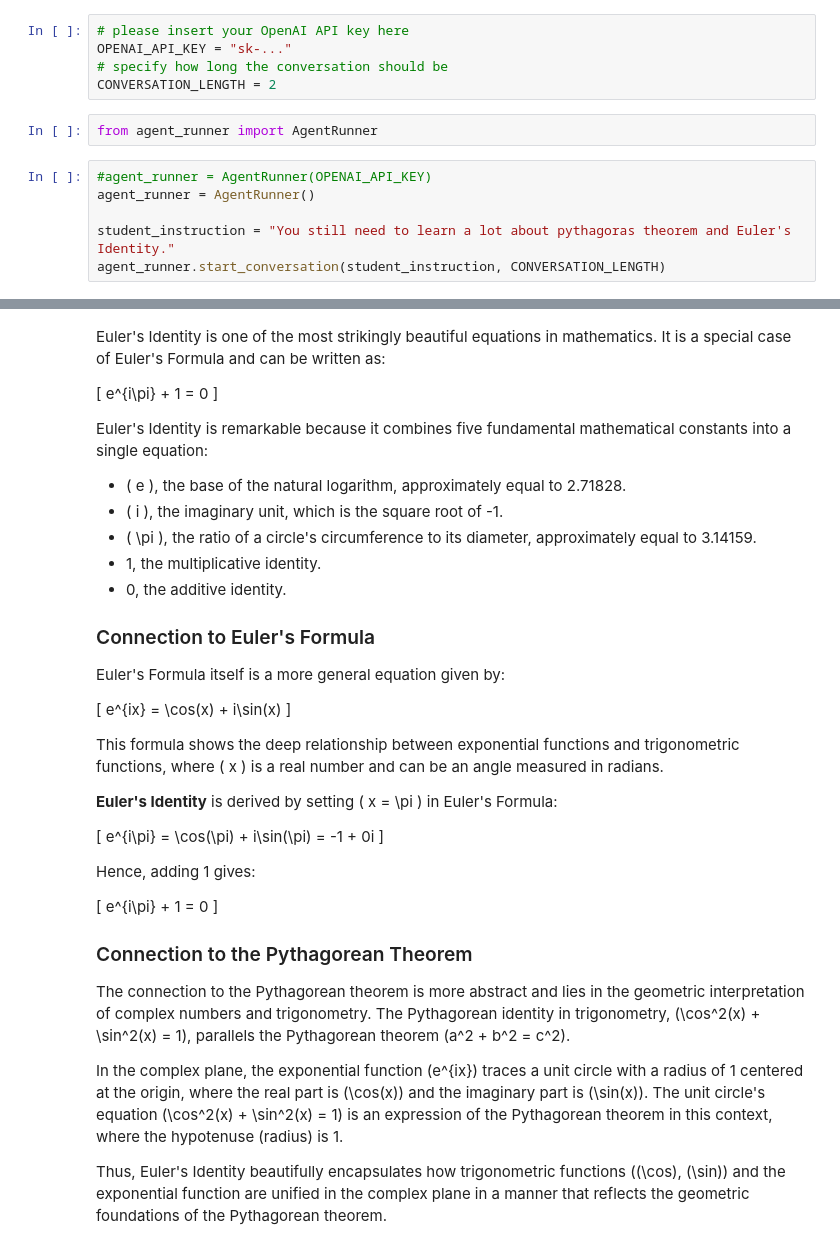
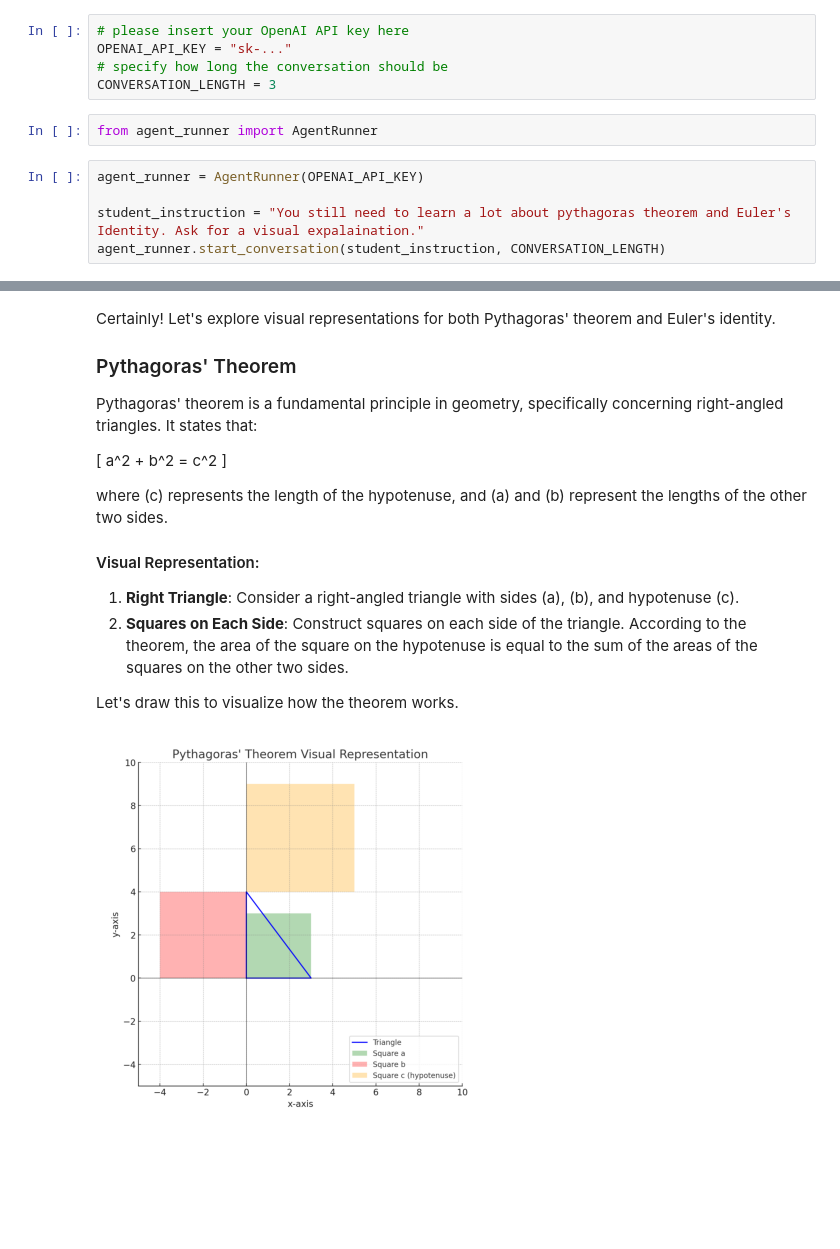
Before and after one commit to patrickfrank1/ti8m-workshop-hslu-agents, a Jupyter notebook: initiate_agent_conversation.ipynb, the cells around one changed output, grey strips where cells are left out. Saved outputs shown, nothing was run; the diff lists cells and outputs as text; blank space fills up the shorter version.

Commit message:
Display images and all messages in order

```diff
--- a/initiate_agent_conversation.ipynb
+++ b/initiate_agent_conversation.ipynb
@@ -6,13 +8,12 @@ You will initiate a conversation that will play out on your screen in real time.
 # please insert your OpenAI API key here
 OPENAI_API_KEY = "sk-..."
 # specify how long the conversation should be
-CONVERSATION_LENGTH = 2
+CONVERSATION_LENGTH = 3
 # %%
 from agent_runner import AgentRunner
 # %%
-#agent_runner = AgentRunner(OPENAI_API_KEY)
-agent_runner = AgentRunner()
+agent_runner = AgentRunner(OPENAI_API_KEY)
 
-student_instruction = "You still need to learn a lot about pythagoras theorem and Euler's Identity."
+student_instruction = "You still need to learn a lot about pythagoras theorem and Euler's Identity. Ask for a visual expalaination."
 agent_runner.start_conversation(student_instruction, CONVERSATION_LENGTH)
 # %% [output]
@@ -21,36 +22,17 @@ What is Euler's Identity, and how is it connected to Euler's Formula or the Pyth
 Teacher:
-Euler's Identity is one of the most strikingly beautiful equations in mathematics. It is a special case of Euler's Formula and can be written as:
+Certainly! Let's explore visual representations for both Pythagoras' theorem and Euler's identity.
 
-\[ e^{i\pi} + 1 = 0 \]
+### Pythagoras' Theorem
 
-Euler's Identity is remarkable because it combines five fundamental mathematical constants into a single equation:
+Pythagoras' theorem is a fundamental principle in geometry, specifically concerning right-angled triangles. It states that:
 
-- \( e \), the base of the natural logarithm, approximately equal to 2.71828.
-- \( i \), the imaginary unit, which is the square root of -1.
-- \( \pi \), the ratio of a circle's circumference to its diameter, approximately equal to 3.14159.
-- 1, the multiplicative identity.
-- 0, the additive identity.
+\[ a^2 + b^2 = c^2 \]
 
-### Connection to Euler's Formula
+where \(c\) represents the length of the hypotenuse, and \(a\) and \(b\) represent the lengths of the other two sides.
 
-Euler's Formula itself is a more general equation given by:
+#### Visual Representation:
+1. **Right Triangle**: Consider a right-angled triangle with sides \(a\), \(b\), and hypotenuse \(c\).
+2. **Squares on Each Side**: Construct squares on each side of the triangle. According to the theorem, the area of the square on the hypotenuse is equal to the sum of the areas of the squares on the other two sides.
 
-\[ e^{ix} = \cos(x) + i\sin(x) \]
-
-This formula shows the deep relationship between exponential functions and trigonometric functions, where \( x \) is a real number and can be an angle measured in radians.
-
-**Euler's Identity** is derived by setting \( x = \pi \) in Euler's Formula:
-
-\[ e^{i\pi} = \cos(\pi) + i\sin(\pi) = -1 + 0i \]
-
-Hence, adding 1 gives:
-
-\[ e^{i\pi} + 1 = 0 \]
-
-### Connection to the Pythagorean Theorem
-
-The connection to the Pythagorean theorem is more abstract and lies in the geometric interpretation of complex numbers and trigonometry. The Pythagorean identity in trigonometry, \(\cos^2(x) + \sin^2(x) = 1\), parallels the Pythagorean theorem \(a^2 + b^2 = c^2\).
-
-In the complex plane, the exponential function \(e^{ix}\) traces a unit circle with a radius of 1 centered at the origin, where the real part is \(\cos(x)\) and the imaginary part is \(\sin(x)\). The unit circle's equation \(\cos^2(x) + \sin^2(x) = 1\) is an expression of the Pythagorean theorem in this context, where the hypotenuse (radius) is 1.
-
-Thus, Euler's Identity beautifully encapsulates how trigonometric functions (\(\cos\), \(\sin\)) and the exponential function are unified in the complex plane in a manner that reflects the geometric foundations of the Pythagorean theorem.
+Let's draw this to visualize how the theorem works.
+[figure, added]
```
Also changed, not shown: parts of 4 cells of this notebook, 1 other file.
